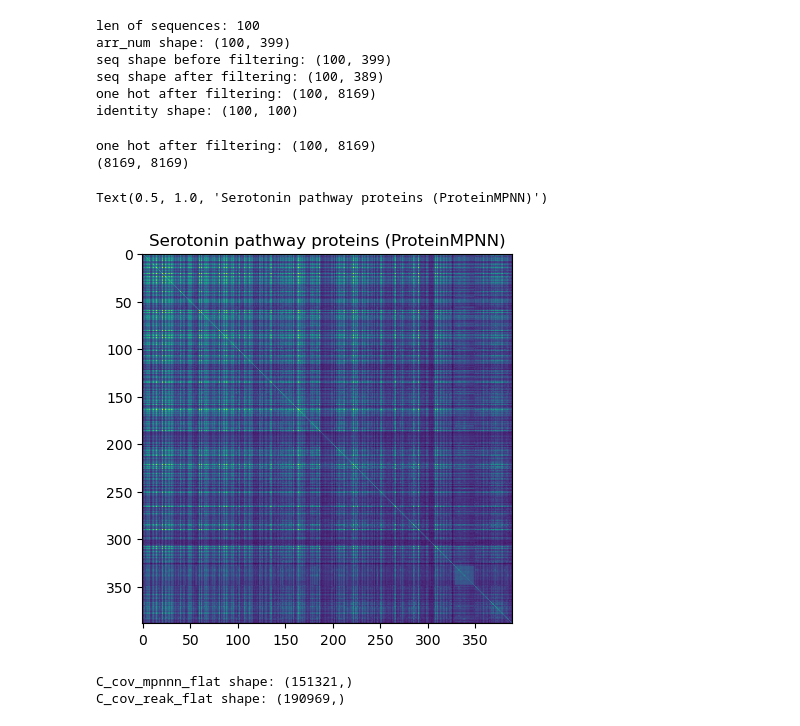
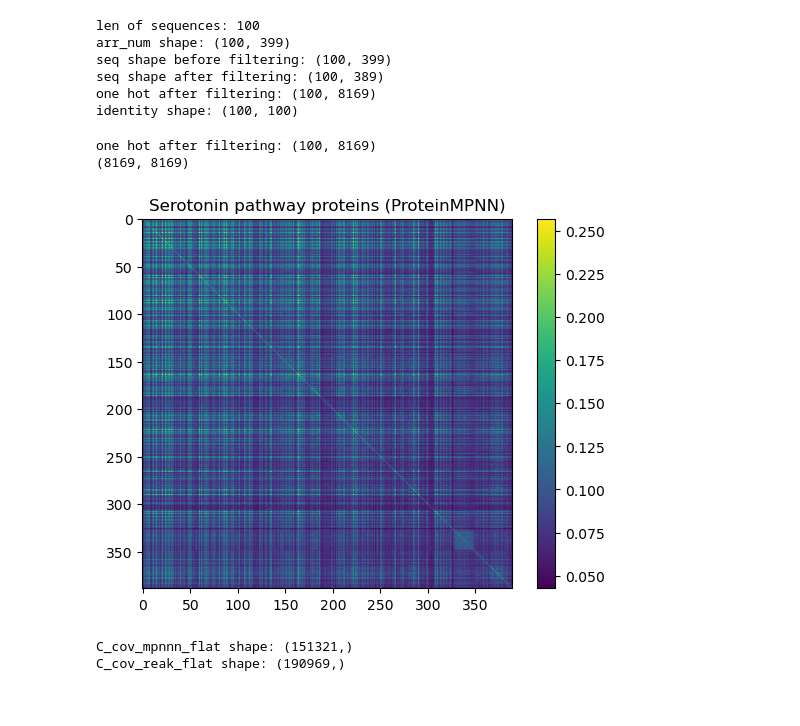
Before and after one commit to zifangu/lithiumized-fish, a Jupyter notebook: project_checkin2.ipynb, the cells around one changed output. Saved outputs shown, nothing was run; the diff lists cells and outputs as text; code cells hidden in the pictures.

```diff
--- a/project_checkin2.ipynb
+++ b/project_checkin2.ipynb
@@ -206,18 +206,19 @@ identity shape: (100, 100)
 # %%
 print('one hot after filtering:', one_hot_filtered.shape)
 one_hot_filtered_np = one_hot_filtered.toarray()
 L = int(one_hot_filtered_np.shape[1] / 21)
 C_lxl_cov_mpnn = compute_lxl_cov(one_hot_filtered_np.T, L)
 
 plt.imshow(C_lxl_cov_mpnn)
+plt.colorbar()
+
 plt.title('Serotonin pathway proteins (ProteinMPNN)')
 # plt.savefig('mpnn_protein_cov.pdf', format='pdf', dpi=300)
 # plt.savefig('mpnn_protein_cov.png', dpi=300)
 # %% [output]
 one hot after filtering: (100, 8169)
 (8169, 8169)
-Text(0.5, 1.0, 'Serotonin pathway proteins (ProteinMPNN)')
-[figure, old version]
+[figure, new version]
 # %%
 # histograms
 C_cov_mpnnn_flat = C_lxl_cov_mpnn.flatten()
```
Also changed, not shown: parts of 10 cells of this notebook, 15 other files.
